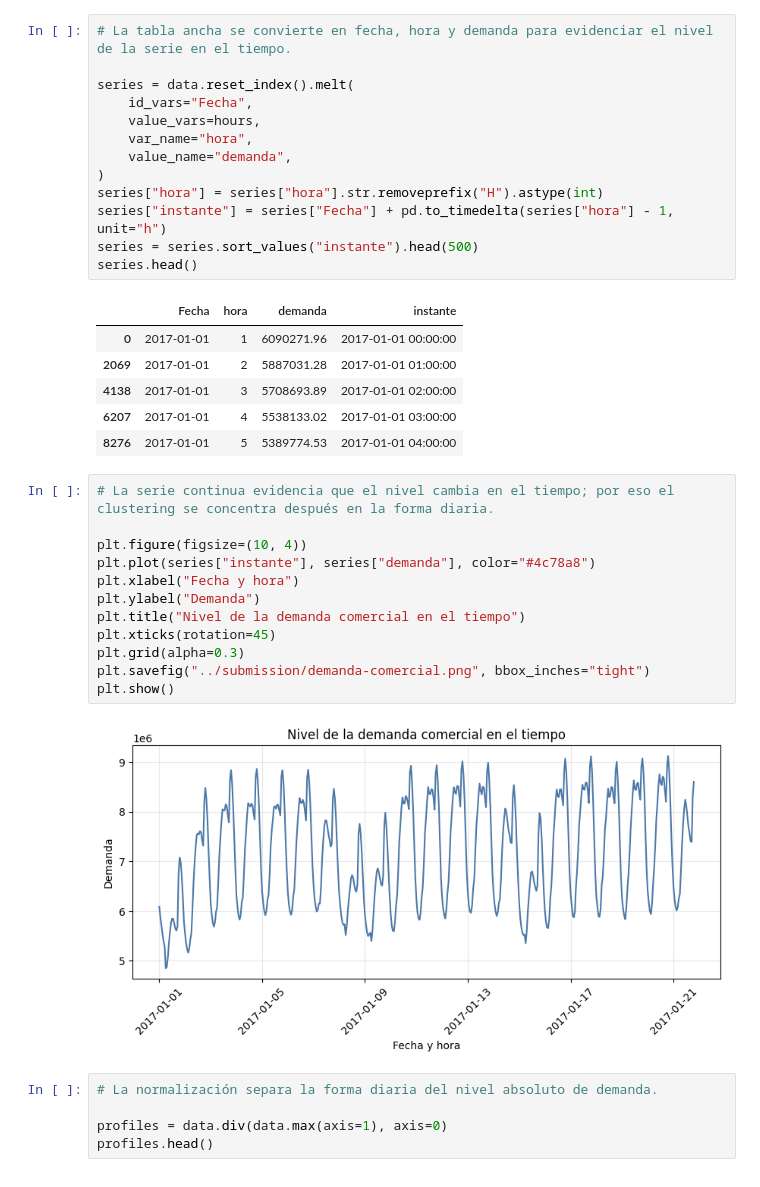
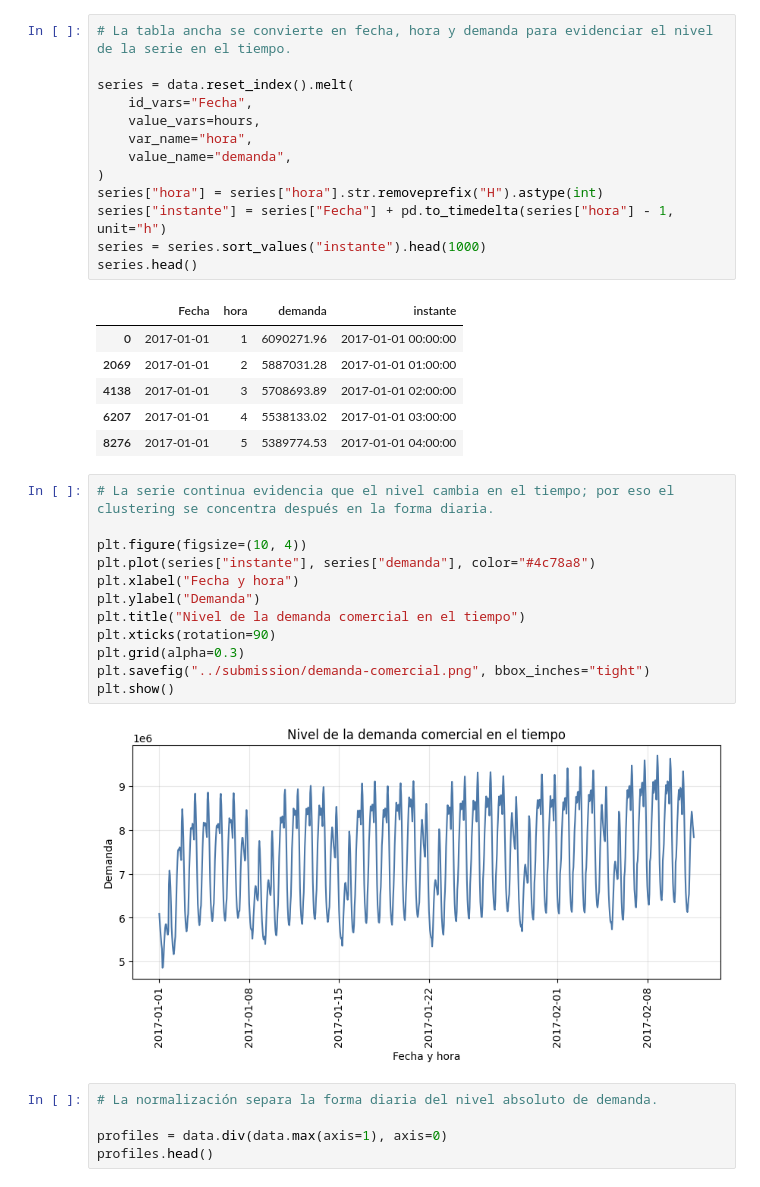
Before and after one commit to jdvelasq/classroom-vibecoding, a Jupyter notebook: implementation/predictiva/P206_clustering_demanda/professor/notebook.ipynb, the cells around one changed output. Cells and saved outputs as stored; diff of their text form.

Commit message:
Extend demand series view

```diff
--- a/implementation/predictiva/P206_clustering_demanda/professor/notebook.ipynb
+++ b/implementation/predictiva/P206_clustering_demanda/professor/notebook.ipynb
@@ -29,7 +29,7 @@ series = data.reset_index().melt(
 )
 series["hora"] = series["hora"].str.removeprefix("H").astype(int)
 series["instante"] = series["Fecha"] + pd.to_timedelta(series["hora"] - 1, unit="h")
-series = series.sort_values("instante").head(500)
+series = series.sort_values("instante").head(1000)
 series.head()
 # %% [output]
 |  | Fecha | hora | demanda | instante |
@@ -41,17 +41,17 @@ series.head()
 # %%
 # La serie continua evidencia que el nivel cambia en el tiempo; por eso el clustering se concentra después en la forma diaria.
 
 plt.figure(figsize=(10, 4))
 plt.plot(series["instante"], series["demanda"], color="#4c78a8")
 plt.xlabel("Fecha y hora")
 plt.ylabel("Demanda")
 plt.title("Nivel de la demanda comercial en el tiempo")
-plt.xticks(rotation=45)
+plt.xticks(rotation=90)
 plt.grid(alpha=0.3)
 plt.savefig("../submission/demanda-comercial.png", bbox_inches="tight")
 plt.show()
 # %% [output]
-[figure, old version]
+[figure, new version]
 # %%
 # La normalización separa la forma diaria del nivel absoluto de demanda.
 
```
Also changed, not shown: 1 other file.
